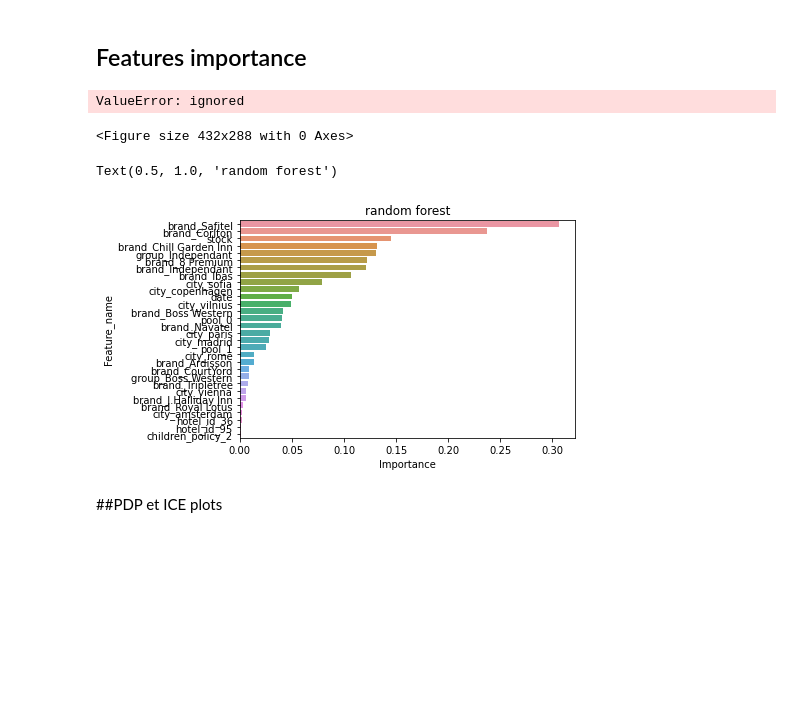
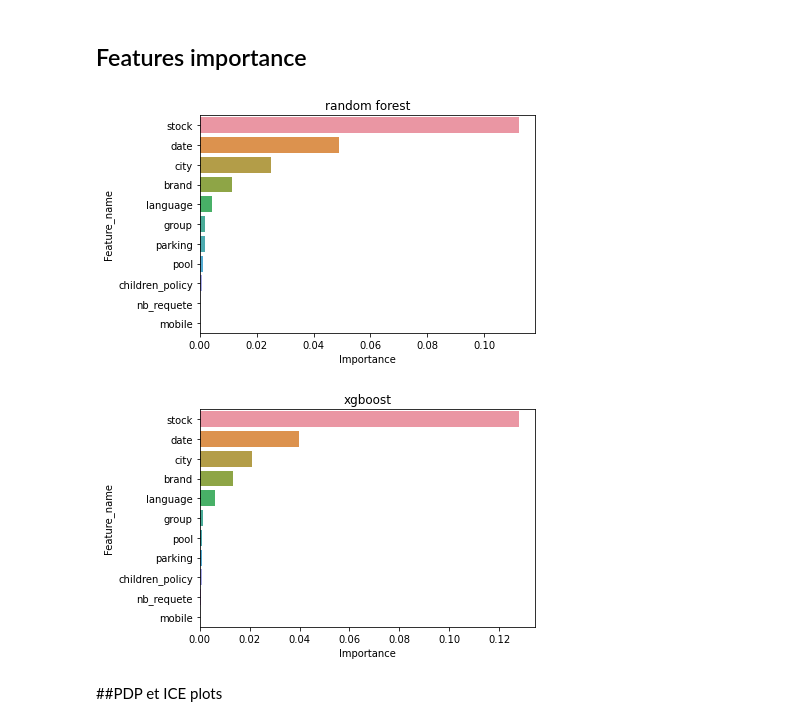
Before and after one commit to TryoenJ/Defi-IA, a Jupyter notebook: analyse-Julie-request.ipynb, the cells around one changed output. Drawn from its saved outputs; the diff is of its cells as text; code cells hidden in the pictures; blank space fills up the shorter version.

```diff
--- a/analyse-Julie-request.ipynb
+++ b/analyse-Julie-request.ipynb
@@ -70,3 +99,7 @@ Y = data[["price"]]
+# %%
+dataQuant = data[["nb_requete","date","stock"]]
+dfC = pd.concat([dataQuant,dataDum],axis=1)
+#dfC
 # %%
 from sklearn.model_selection import train_test_split
 
@@ -84,6 +118,7 @@ from sklearn.model_selection import GridSearchCV
 #max_features?
 #max_depth?
 rf = make_pipeline(
+    #TargetEncoder(),
     StandardScaler(),
     RandomForestRegressor(),
     #RandomForestRegressor(max_depth=10),
@@ -95,8 +130,9 @@ rf = make_pipeline(
 #max_features?
 #max_depth? 3 par défaut
 xgb = make_pipeline(
+    #TargetEncoder(),
     StandardScaler(),
-    GradientBoostingRegressor(),
+    GradientBoostingRegressor(n_estimators=300,max_depth=10),
     #GridSearchCV(GradientBoostingRegressor(),[{"n_estimators":[100,300,500],"max_features":[1.,0.5,0.2]}],cv=5,n_jobs=-1),
     #GridSearchCV(GradientBoostingRegressor(),[{"max_features":[1.,0.5,0.2]}],cv=5,n_jobs=-1),
 )
@@ -235,33 +277,23 @@ feature_names = dfC.columns
 # %%
 import eli5
 from eli5.sklearn import PermutationImportance
 import matplotlib.pyplot as plt
 import seaborn as sns
 
 features_importance_dict = {}
 for model, name in zip([rf,xgb], ['random forest','xgboost']):
   plt.figure()
   permumtation_impor = PermutationImportance(model, random_state=0).fit(X_test, y_test)
 
   features_importance = {'Feature_name':feature_names, 'Importance':permumtation_impor.feature_importances_}
   features_importance = pd.DataFrame(features_importance)
   features_importance = features_importance.sort_values(['Importance'], ascending=False)
   features_importance_dict[name] = features_importance
-  ax = sns.barplot(x="Importance", y="Feature_name", data=features_importance[0:30])
+  ax = sns.barplot(x="Importance", y="Feature_name", data=features_importance[1:30])
   plt.title(name)
 # %% [output]
-ValueError: ignored
-<Figure size 432x288 with 0 Axes>
+[figure, added]
+[figure, added]
-# %%
-features_importance = {'Feature_name':feature_names, 'Importance':permumtation_impor.feature_importances_}
-features_importance = pd.DataFrame(features_importance)
-features_importance = features_importance.sort_values(['Importance'], ascending=False)
-features_importance_dict[name] = features_importance
-ax = sns.barplot(x="Importance", y="Feature_name", data=features_importance[0:30])
-plt.title(name)
-# %% [output]
-Text(0.5, 1.0, 'random forest')
-[figure, removed]
 # %% [markdown]
 ##PDP et ICE plots
 # %%
```
Also changed, not shown: parts of 33 cells of this notebook.
